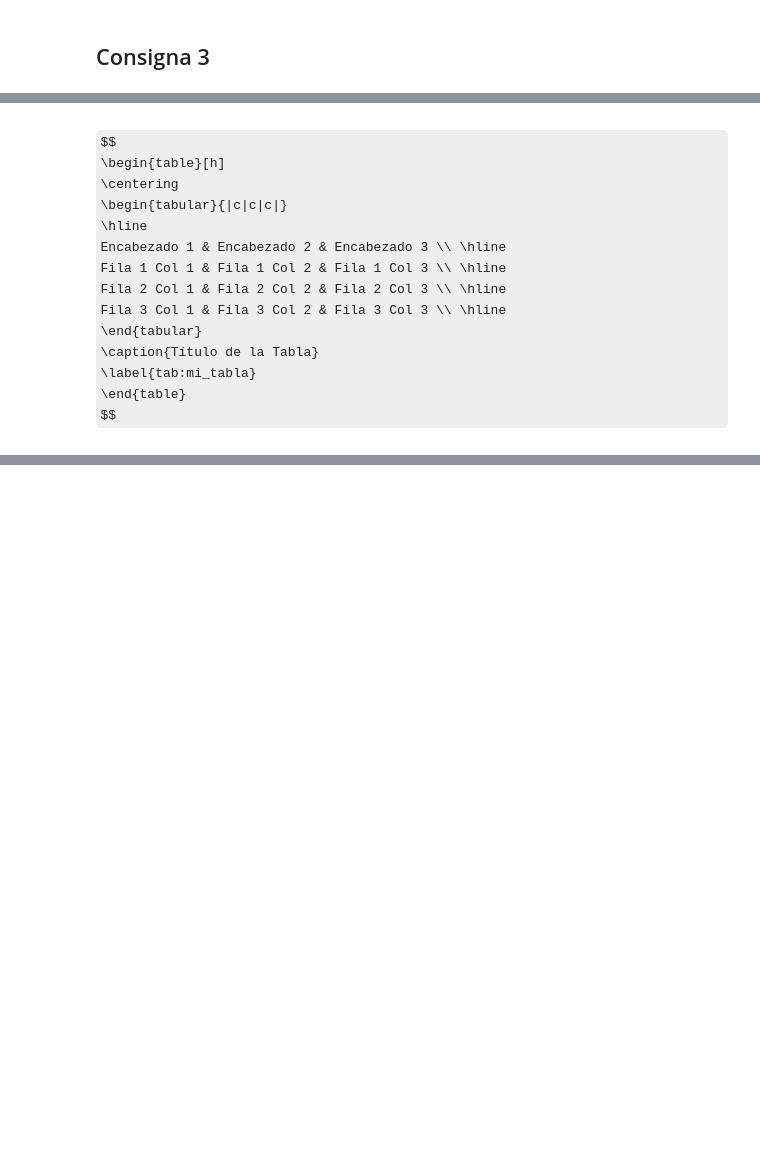
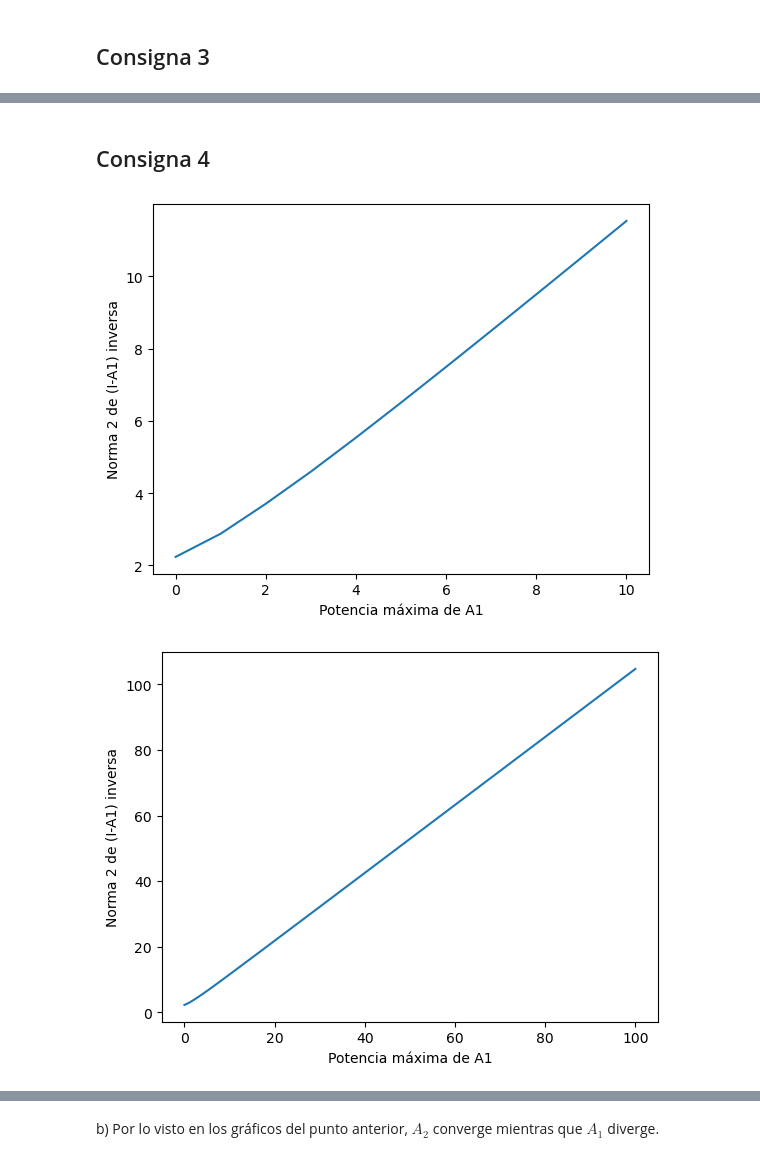
Before and after one commit to IMAbril/Matrices_Insumo-Producto, a Jupyter notebook: notebooks/TP2_resuelto.ipynb, the cells around one changed output, grey strips where cells are left out. Saved outputs shown, nothing was run; the diff lists cells and outputs as text; code cells hidden in the pictures; some formulas as TeX source; blank space fills up the shorter version.

```diff
--- a/notebooks/TP2_resuelto.ipynb
+++ b/notebooks/TP2_resuelto.ipynb
@@ -150,15 +152,40 @@ A2 - Promedio: 0.9276514472123604, Desviación Estándar: 2.563629734696989e-16
-# %% [markdown]
-$$
-\begin{table}[h]
-    \centering
-    \begin{tabular}{|c|c|c|}
-        \hline
-        Encabezado 1 & Encabezado 2 & Encabezado 3 \\ \hline
-        Fila 1 Col 1 & Fila 1 Col 2 & Fila 1 Col 3 \\ \hline
-        Fila 2 Col 1 & Fila 2 Col 2 & Fila 2 Col 3 \\ \hline
-        Fila 3 Col 1 & Fila 3 Col 2 & Fila 3 Col 3 \\ \hline
-    \end{tabular}
-    \caption{Título de la Tabla}
-    \label{tab:mi_tabla}
-\end{table}
-$$
+# %% [markdown]
+## Consigna 4
+# %%
+# gráficos
+X , Y = normas_de_series_de_potencias(A1,10)
+
+plt.plot(X,Y)
+plt.xlabel("Potencia máxima de A1")
+plt.ylabel("Norma 2 de (I-A1) inversa")
+plt.show()
+
+
+
+X , Y = normas_de_series_de_potencias(A1,100)
+
+plt.plot(X,Y)
+plt.xlabel("Potencia máxima de A1")
+plt.ylabel("Norma 2 de (I-A1) inversa")
+plt.show()
+
+
+
+X , Y = normas_de_series_de_potencias(A2,10)
+
+plt.plot(X,Y)
+plt.xlabel("Potencia máxima de A2")
+plt.ylabel("Norma 2 de (I-A2) inversa")
+plt.show()
+
+
+
+X , Y = normas_de_series_de_potencias(A2,100)
+
+plt.plot(X,Y)
+plt.xlabel("Potencia máxima de A2")
+plt.ylabel("Norma 2 de (I-A2) inversa")
+plt.show()
+# %% [output]
+[figure, added]
+[figure, added]
@@ -164,0 +194,2 @@ $$
+# %% [markdown]
+b) Por lo visto en los gráficos del punto anterior, $A_2$ converge mientras que $A_1$ diverge.
```
Also changed, not shown: parts of 12 cells of this notebook.
